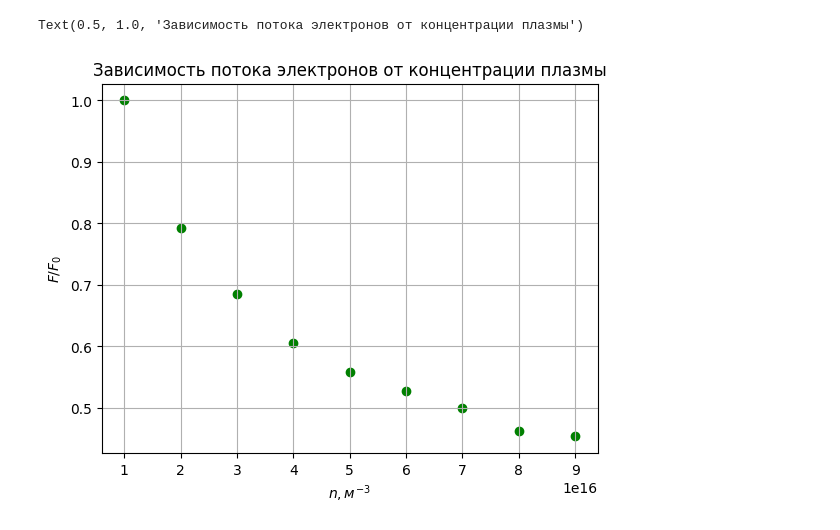
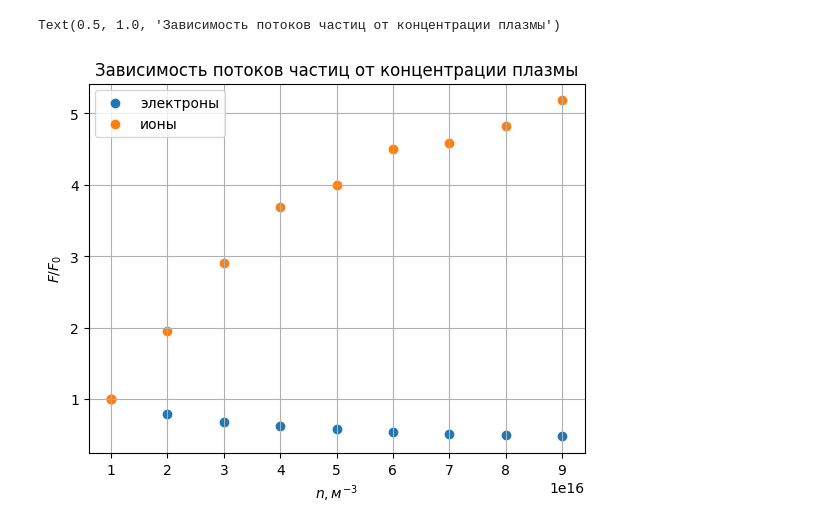
Before and after one commit to setupishe/PlasmaPython, a Jupyter notebook: flow.ipynb, the cells around one changed output. Cells and saved outputs as stored; diff of their text form; code cells hidden in the pictures.

```diff
--- a/flow.ipynb
+++ b/flow.ipynb
@@ -27,6 +8,9 @@ def account_walls(nodes: Nodes, particles: Particles, left: Wall, right: Wall):
 temp_ion_fluxes = []
 temp_electron_fluxes = []
 temp_sum_fluxes = []
+temp_kinetic_history = []
+temp_electric_history = []
+temp_summ_history = []
 # %%
 temps = []
 # %%
@@ -100,6 +90,9 @@ for i in range(1, 21):
 conc_ion_fluxes = []
 conc_electron_fluxes = []
 conc_sum_fluxes = []
+conc_kinetic_history = []
+conc_electric_history = []
+conc_summ_history = []
 # %%
 concentrations = []
 # %%
@@ -110,7 +103,7 @@ for i in range(len(conc_k)):
     N_x = 200
     N_p = 5000
     h = L/N_x
-    tau = 1e-13
+    tau = 2e-13
     n0 = 1e17*conc_k[i]
     concentrations.append(n0)
     n1 = n0*N_x/N_p
@@ -131,11 +124,12 @@ for i in range(len(conc_k)):
     ions = Particles(N_p, n1, q, m_i)
     electrons = Particles(N_p, n1, -q, m_e)
     nodes = Nodes(N_x)
-    left_wall = Wall(L/10/h, 0)
-    right_wall = Wall(9*L/10/h, 0)
+    left_wall = Wall(0, L/10, 0, h, "left")
+    right_wall = Wall(9*L/10, L, 0, h, "right")
+    walls = (left_wall, right_wall)
 
-    set_homogeneous(electrons, left_wall.x*h, right_wall.x*h)
-    set_homogeneous(ions, left_wall.x*h, right_wall.x*h)
+    set_homogeneous(electrons, left_wall.right*h, right_wall.left*h)
+    set_homogeneous(ions, left_wall.right*h, right_wall.left*h)
     set_distr(electrons, Maxwell(T_e, k_b, m_e), vmin_e, vmax_e, 1000)
     set_distr(ions, Maxwell(T_i, k_b, m_i), vmin_i, vmax_i, 1000)
     electrons.normalise(h, tau)
@@ -145,7 +139,8 @@ for i in range(len(conc_k)):
     calc_fields(nodes, h, epsilon)
     accel(electrons, nodes, L, h, tau, zerostep=True)
     accel(ions, nodes, L, h, tau, zerostep=True)
-    n = 20000
+    n = 15000
+
     for t in tqdm(range(n)):
         try:
             move(electrons, nodes, consistency=True)
@@ -155,19 +150,23 @@ for i in range(len(conc_k)):
             break
 
         nodes.rho *= 0
-        account_walls(nodes, electrons, left_wall, right_wall)
-        account_walls(nodes, ions, left_wall, right_wall)
+        energy_dict = {"electric": [], "kinetic": [], "summ": [], "h": h, "tau": tau}
+        account_walls(electrons, walls, Energy=energy_dict, nodes=nodes)
+        account_walls(ions, walls, Energy=energy_dict, nodes=nodes)
         get_rho(nodes, electrons)
         get_rho(nodes, ions)
+        for wall in walls:
+            for particles in wall.particles_lst:
+                get_rho(nodes, particles)
 
         calc_fields(nodes, h, epsilon, periodic=True)
+        conc_electric_history.append(sum(energy_dict["electric"]))
         accel(electrons, nodes, L, h, tau)
         accel(ions, nodes, L, h, tau)
+        conc_kinetic_history.append(sum(energy_dict["kinetic"]))
 
-        electrons.denormalise(h, tau)
-        ions.denormalise(h, tau)
-        electrons.normalise(h, tau)
-        ions.normalise(h, tau)
+    for i in range(n):
+        conc_summ_history.append(conc_kinetic_history[i] + conc_electric_history[i])
 
     conc_electron_fluxes.append(N_p-electrons.n_macro)
     conc_ion_fluxes.append(N_p-ions.n_macro)
@@ -200,9 +242,11 @@ Text(0.5, 1.0, 'Зависимость потока ионов от темпер
 # %%
-plt.scatter(concentrations, conc_electron_fluxes/conc_electron_fluxes[-1], color = "g")
+plt.scatter(concentrations, conc_electron_fluxes/conc_electron_fluxes[-1], label="электроны")
+plt.scatter(concentrations, conc_ion_fluxes/conc_ion_fluxes[-1], label="ионы")
+plt.legend()
 plt.grid()
 plt.xlabel(r"$n, м^{-3}$")
 plt.ylabel(f"$F/F_0$")
-plt.title("Зависимость потока электронов от концентрации плазмы")
+plt.title("Зависимость потоков частиц от концентрации плазмы")
 # %% [output]
-Text(0.5, 1.0, 'Зависимость потока электронов от концентрации плазмы')
+Text(0.5, 1.0, 'Зависимость потоков частиц от концентрации плазмы')
-[figure, old version]
+[figure, new version]
```
Also changed, not shown: parts of 18 cells of this notebook, 18 other files.
